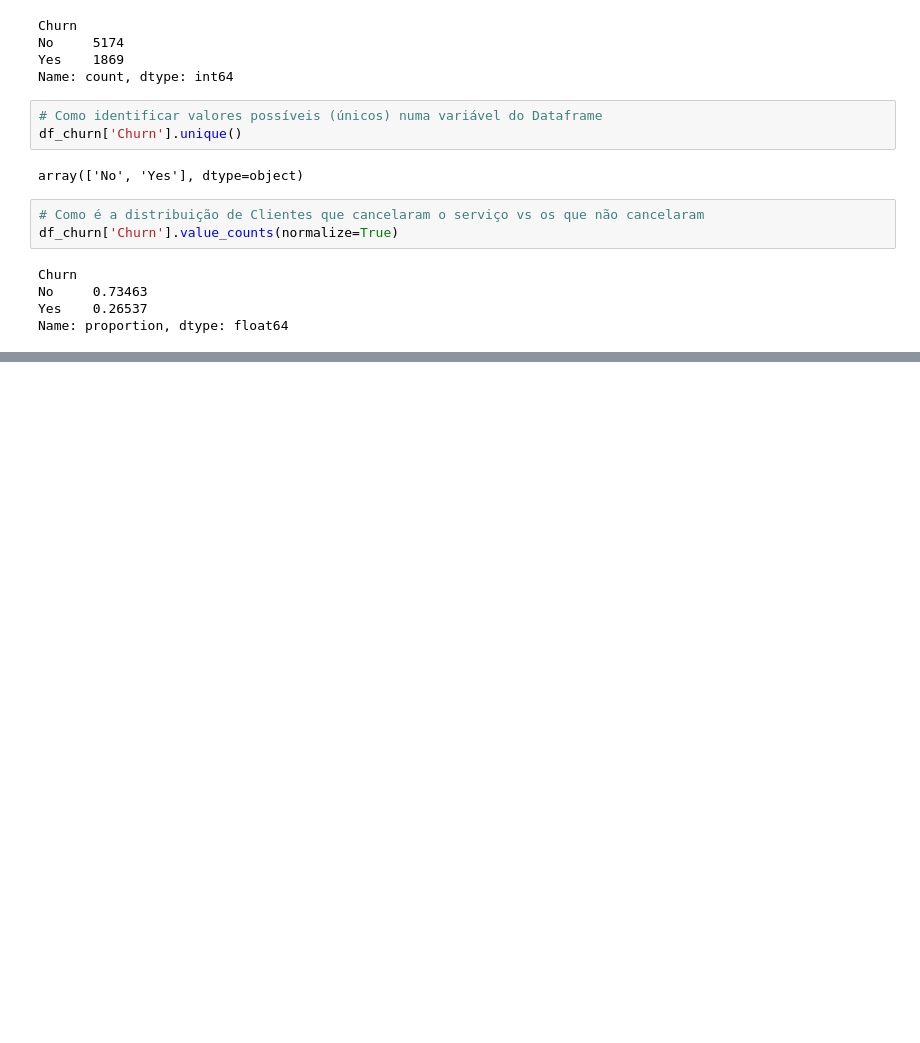
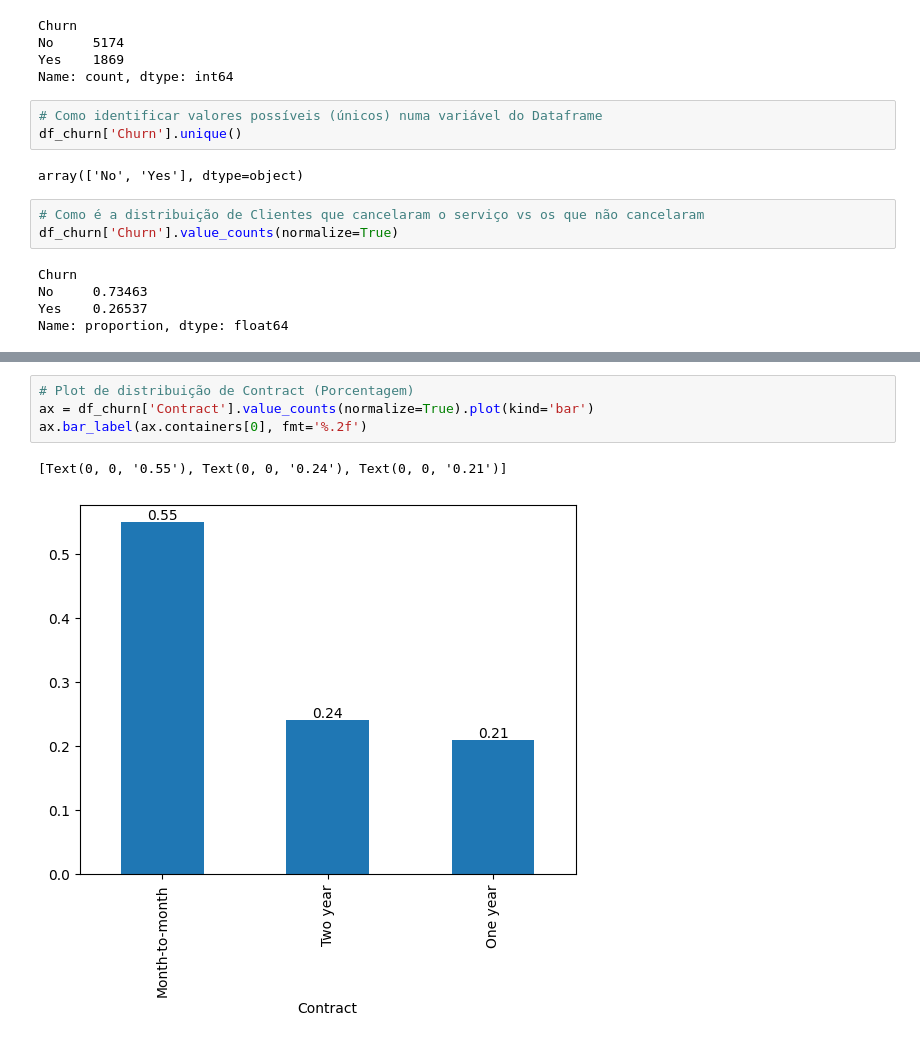
Before and after one commit to jvdlb6/eda-churn, a Jupyter notebook: eda_churn.ipynb, the cells around one changed output, grey strips where cells are left out. Drawn from its saved outputs; the diff is of its cells as text; blank space fills up the shorter version.

```diff
--- a/eda_churn.ipynb
+++ b/eda_churn.ipynb
@@ -690,0 +710,7 @@ ax.bar_label(ax.containers[0])
+# %%
+# Plot de distribuição de Contract (Porcentagem)
+ax = df_churn['Contract'].value_counts(normalize=True).plot(kind='bar')
+ax.bar_label(ax.containers[0], fmt='%.2f')
+# %% [output]
+[Text(0, 0, '0.55'), Text(0, 0, '0.24'), Text(0, 0, '0.21')]
+[figure, added]
```
Also changed, not shown: parts of 12 cells of this notebook.
